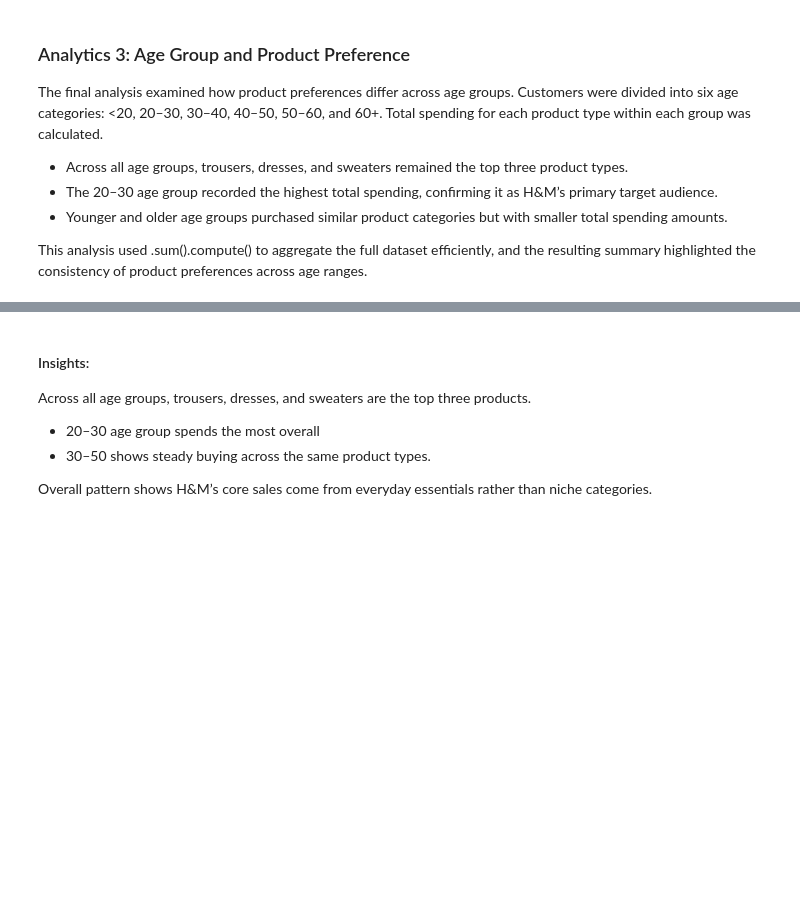
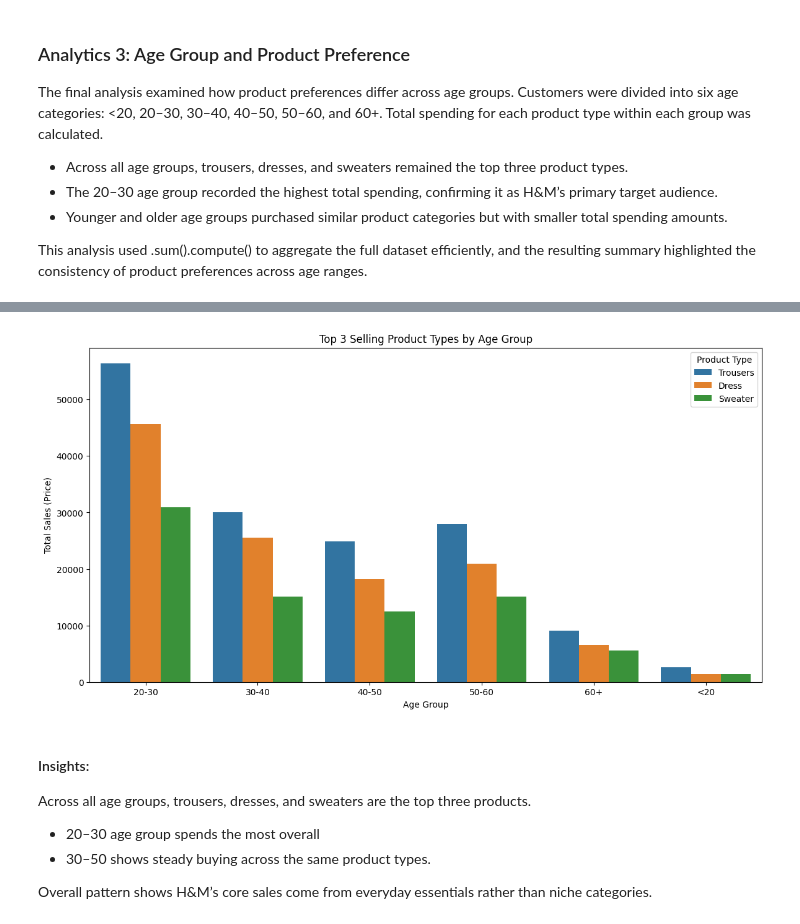
Before and after one commit to verdabatool/StyleSense-AI, a Jupyter notebook: EDA.ipynb, the cells around one changed output, grey strips where cells are left out. Drawn from its saved outputs; the diff is of its cells as text; code cells hidden in the pictures; blank space fills up the shorter version.

```diff
--- a/EDA.ipynb
+++ b/EDA.ipynb
@@ -376,3 +368,21 @@ top_products_by_age
+# %%
+import matplotlib.pyplot as plt
+
+top_products_by_age = top_products_by_age.sort_values(by="age_group")
+plt.figure(figsize=(14, 7)) # Make the plot wider
+sns.barplot(
+    data=top_products_by_age,
+    x="age_group",
+    y="price",
+    hue="product_type_name"
+)
+plt.title("Top 3 Selling Product Types by Age Group")
+plt.ylabel("Total Sales (Price)")
+plt.xlabel("Age Group")
+plt.legend(title="Product Type")
+plt.show()
+# %% [output]
+[figure, added]
 # %% [markdown]
 #### Insights:
 Across all age groups, trousers, dresses, and sweaters are the top three products.
```
Also changed, not shown: parts of 7 cells of this notebook.
